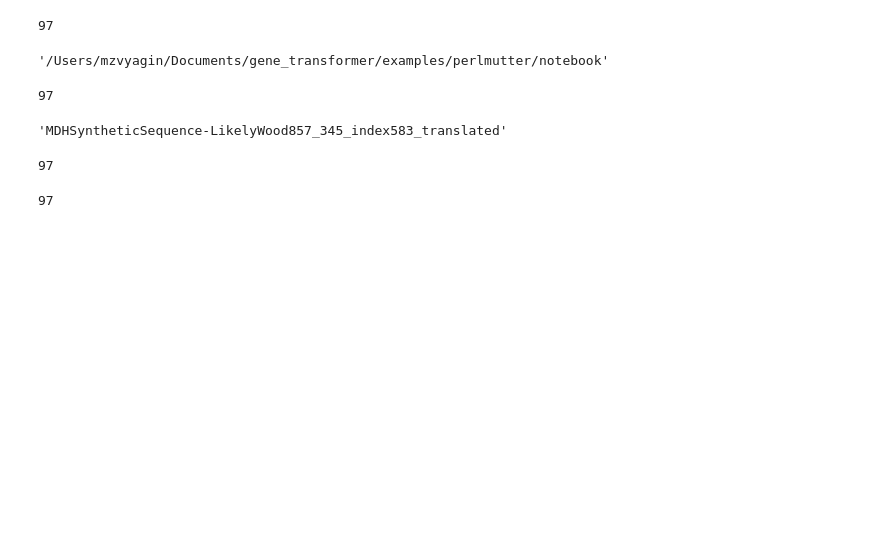
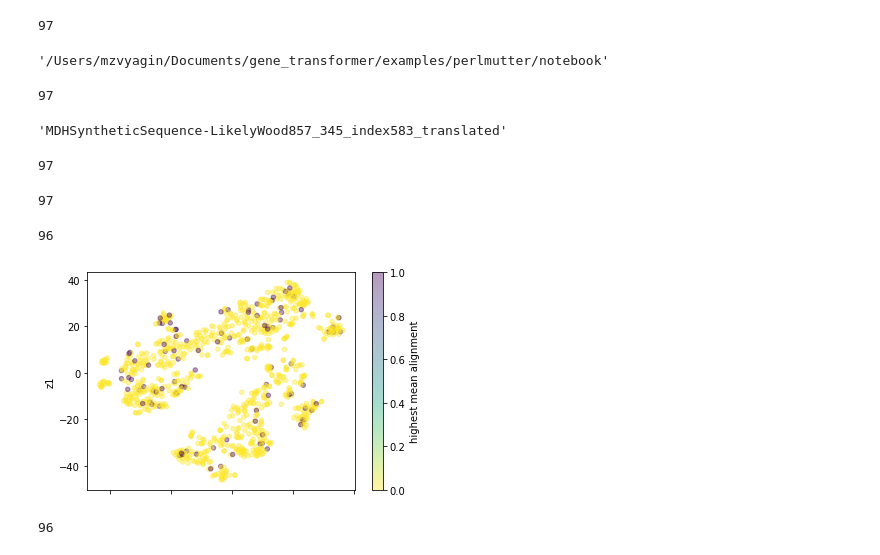
Before and after one commit to ramanathanlab/genslm, a Jupyter notebook: examples/perlmutter/notebook/mdh_1024_gpt2_generated_sequence_clusters.ipynb, the cells around one changed output. Drawn from its saved outputs; the diff is of its cells as text; code cells hidden in the pictures; blank space fills up the shorter version.

```diff
--- a/examples/perlmutter/notebook/mdh_1024_gpt2_generated_sequence_clusters.ipynb
+++ b/examples/perlmutter/notebook/mdh_1024_gpt2_generated_sequence_clusters.ipynb
@@ -296,0 +299,22 @@ for s in sampled_protein_records:
+# %%
+highest_mean_string = """864 596 986 749  27  31 646 235  77 640  28 926 411 795 850 991 329 637
+ 681 567 739 985 202 266 208 467 148 726 470 971  75 690   3 721   7  36
+ 657  90 514 566  47 790 117 255 610 171 380 471 636 224 186 983 963 239
+ 490 553  14 953 424 603 720 860 101 265 861  33 582  87 330 747 504 217
+  92 919 536 299 430 964 412 655  98 284 802  12 679 803 246 641 399 459
+ 232 448 328 131 768 541"""
+# %%
+highest_mean_alignments = highest_mean_string.split()
+# %%
+highest_mean_alignments = [int(x) for x in highest_mean_alignments]
+# %%
+len(highest_mean_alignments)
+# %% [output]
+96
+# %%
+highest_mean_alignment_paints = np.zeros(1024)
+highest_mean_alignment_paints[highest_mean_alignments] = 1
+# %%
+gen_df = plot_tsne(tsne, highest_mean_alignment_paints, "highest mean alignment", cmap="viridis_r")
+# %% [output]
+[figure, added]
@@ -296,0 +330,6 @@ for s in sampled_protein_records:
+# %%
+highest_max_alignments = highest_max_string.split()
+highest_max_alignments = [int(x) for x in highest_max_alignments]
+len(highest_max_alignments)
+# %% [output]
+96
```
Also changed, not shown: parts of 6 cells of this notebook, 1 other file.
